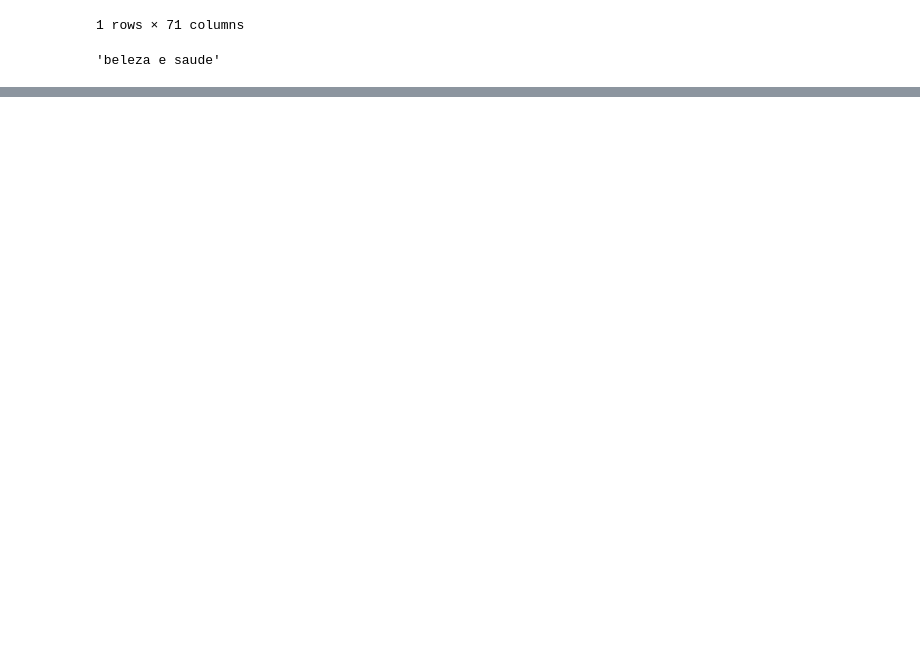
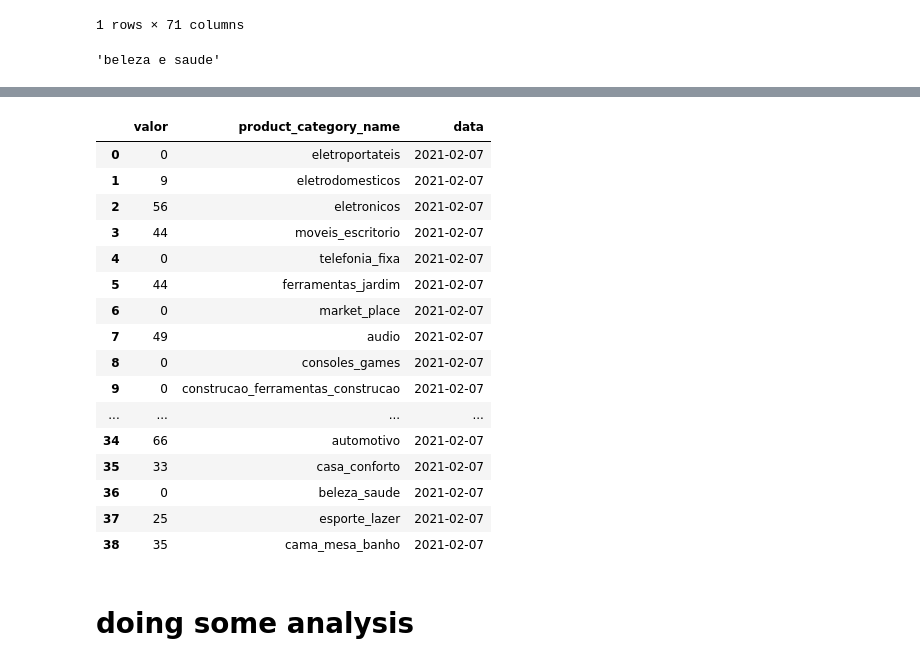
Before and after one commit to PedrooFelix/E-commerce-DataVisualization-Recommendation, a Jupyter notebook: olist /Project_Olist_E-commerce_Visualization.ipynb, the cells around one changed output, grey strips where cells are left out. Saved outputs shown, nothing was run; the diff lists cells and outputs as text; code cells hidden in the pictures; blank space fills up the shorter version.

```diff
--- a/olist /Project_Olist_E-commerce_Visualization.ipynb
+++ b/olist /Project_Olist_E-commerce_Visualization.ipynb
@@ -125,0 +248,27 @@ for i in datageo2.columns:
+# %%
+for i in words_final.columns:
+    ##deep copy = faz a copia real do dataframe, ao invez de dar um novo endereço
+    df = words_final[[i]].copy()
+    df.columns=['valor']
+    df['product_category_name'] = words_final.product_category_name
+    df['data']=i
+# %%
+df
+# %% [output]
+|  | valor | product_category_name | data |
+| 0 | 0 | eletroportateis | 2021-02-07 |
+| 1 | 9 | eletrodomesticos | 2021-02-07 |
+| 2 | 56 | eletronicos | 2021-02-07 |
+| 3 | 44 | moveis_escritorio | 2021-02-07 |
+| 4 | 0 | telefonia_fixa | 2021-02-07 |
+| 5 | 44 | ferramentas_jardim | 2021-02-07 |
+| 6 | 0 | market_place | 2021-02-07 |
+| 7 | 49 | audio | 2021-02-07 |
+| 8 | 0 | consoles_games | 2021-02-07 |
+| 9 | 0 | construcao_ferramentas_construcao | 2021-02-07 |
+| ... | ... | ... | ... |
+| 34 | 66 | automotivo | 2021-02-07 |
+| 35 | 33 | casa_conforto | 2021-02-07 |
+| 36 | 0 | beleza_saude | 2021-02-07 |
+| 37 | 25 | esporte_lazer | 2021-02-07 |
+| 38 | 35 | cama_mesa_banho | 2021-02-07 |
@@ -125,0 +277,2 @@ for i in datageo2.columns:
+# %% [markdown]
+# doing some analysis
```
Also changed, not shown: parts of 23 cells of this notebook.
